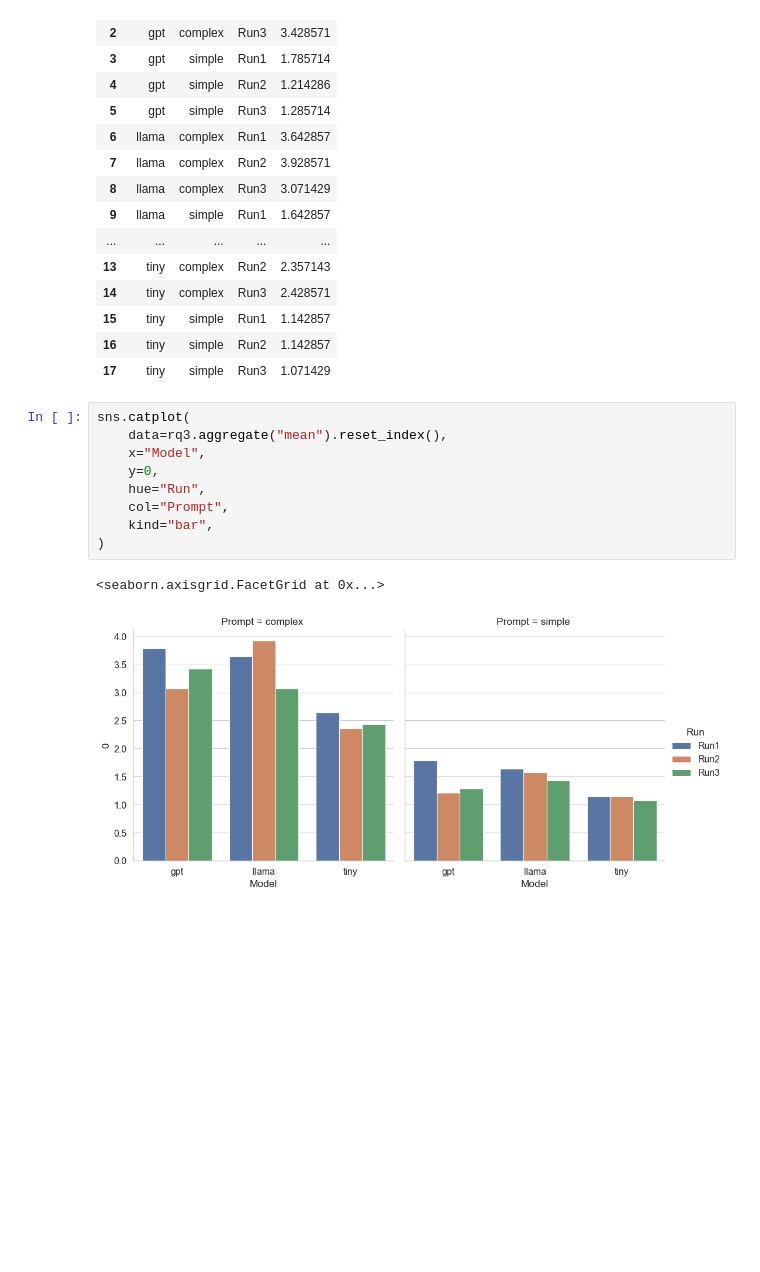
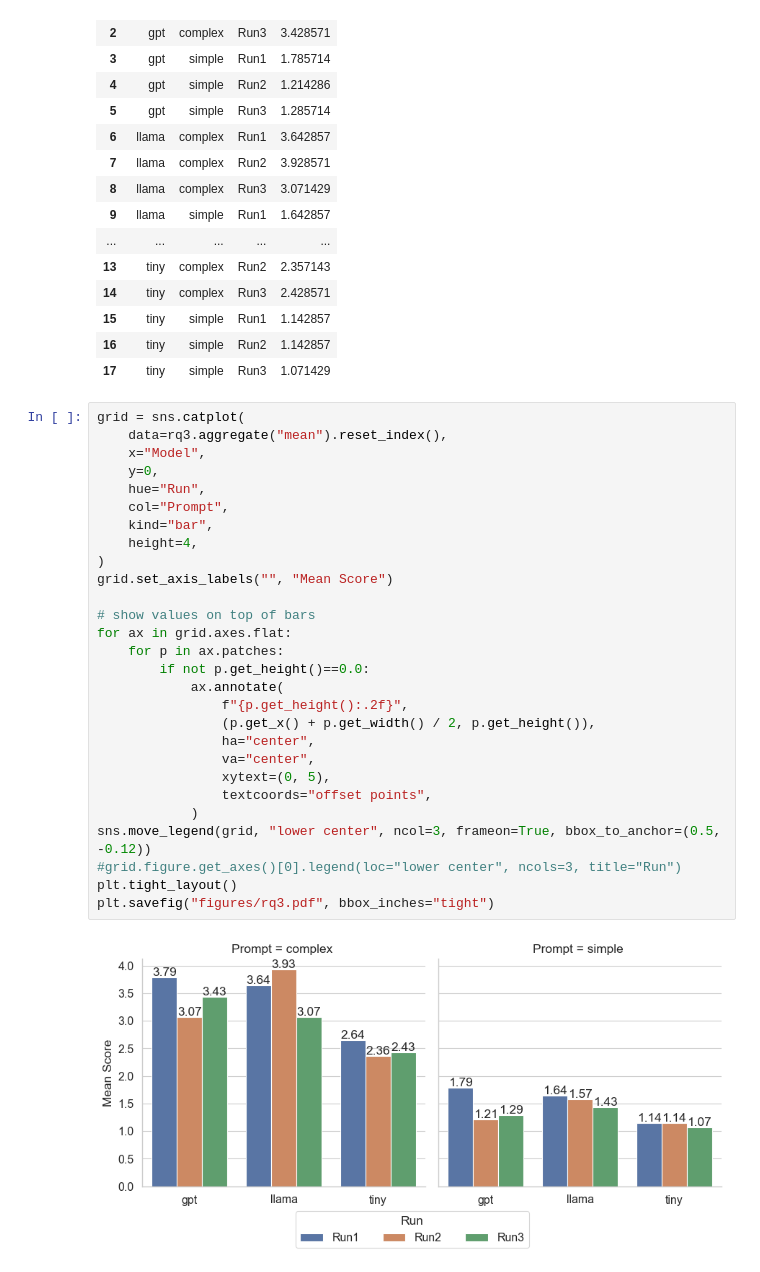
Before and after one commit to giordanoDaloisio/XQuantum, a Jupyter notebook: analysis.ipynb, the cells around one changed output. Cells and saved outputs as stored; diff of their text form; blank space fills up the shorter version.

```diff
--- a/analysis.ipynb
+++ b/analysis.ipynb
@@ -65,15 +87,33 @@ rq3 = res_t.pivot_table(columns=["Model", "Prompt", "Run"], values=["Score"], ag
 | 15 | tiny | simple | Run1 | 1.142857 |
 | 16 | tiny | simple | Run2 | 1.142857 |
 | 17 | tiny | simple | Run3 | 1.071429 |
-# %%
-sns.catplot(
-    data=rq3.aggregate("mean").reset_index(),
-    x="Model",
-    y=0,
-    hue="Run",
-    col="Prompt",
-    kind="bar",
-)
-# %% [output]
-<seaborn.axisgrid.FacetGrid at 0x...>
-[figure, removed]
+# %%
+grid = sns.catplot(
+    data=rq3.aggregate("mean").reset_index(),
+    x="Model",
+    y=0,
+    hue="Run",
+    col="Prompt",
+    kind="bar",
+    height=4,
+)
+grid.set_axis_labels("", "Mean Score")
+
+# show values on top of bars
+for ax in grid.axes.flat:
+    for p in ax.patches:
+        if not p.get_height()==0.0:
+            ax.annotate(
+                f"{p.get_height():.2f}",
+                (p.get_x() + p.get_width() / 2, p.get_height()),
+                ha="center",
+                va="center",
+                xytext=(0, 5),
+                textcoords="offset points",
+            )
+sns.move_legend(grid, "lower center", ncol=3, frameon=True, bbox_to_anchor=(0.5, -0.12))
+#grid.figure.get_axes()[0].legend(loc="lower center", ncols=3, title="Run")
+plt.tight_layout()
+plt.savefig("figures/rq3.pdf", bbox_inches="tight")
+# %% [output]
+[figure, added]
```
Also changed, not shown: parts of 2 cells of this notebook.
